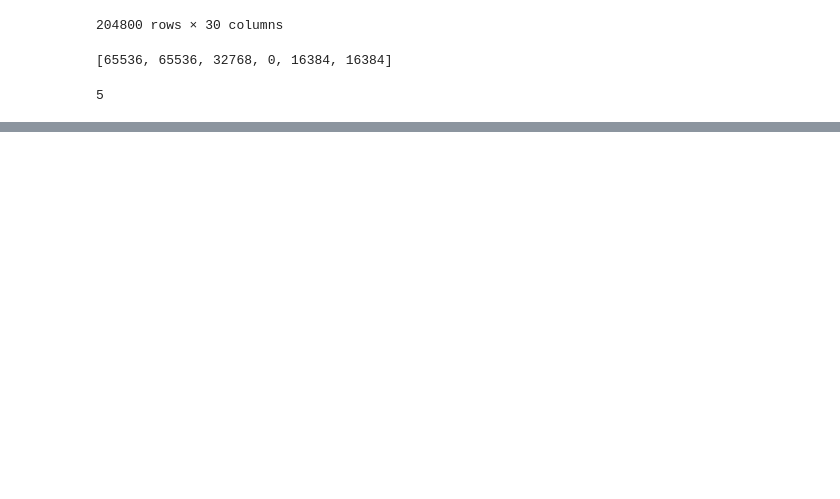
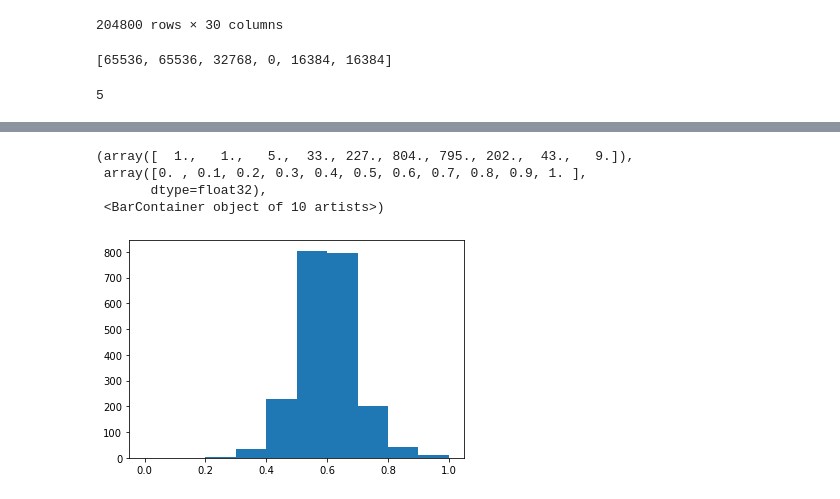
Before and after one commit to nilotpal09/phoenix-scd, a Jupyter notebook: scripts/phoenix_eventdata.ipynb, the cells around one changed output, grey strips where cells are left out. Cells and saved outputs as stored; diff of their text form; code cells hidden in the pictures; blank space fills up the shorter version.

```diff
--- a/scripts/phoenix_eventdata.ipynb
+++ b/scripts/phoenix_eventdata.ipynb
@@ -10,9 +10,9 @@ from tqdm import tqdm
 import matplotlib.pyplot as plt
 # %%
 # single jet
-ntuple_path  = '/Users/ets/Dropbox/WIS/PFlow/samples/Ntuples_singleJet_noID_SuperResCosh_noThetaPhiSmearing_oldQPsmearing_18102022/test_skim.root'
+#ntuple_path  = '/Users/ets/Dropbox/WIS/PFlow/samples/Ntuples_singleJet_noID_SuperResCosh_noThetaPhiSmearing_oldQPsmearing_18102022/test_skim.root'
 # ttbar
-#ntuple_path      = '/Users/ets/Dropbox/WIS/PFlow/samples/Ntuples_ttbar_noID_SuperResCosh_21062022/val.root'
+ntuple_path      = '/Users/ets/Dropbox/WIS/PFlow/samples/Ntuples_ttbar_noID_SuperResCosh_21062022/val.root'
 # %%
 f = uproot.open(ntuple_path)
 # [x for x in f['Low_Tree'].keys() if 'jet' in x]
@@ -487,3 +590,17 @@ scd2phdata(ntuple_path, output_path, 15)
 with open(output_path, 'r') as fj:
     data = json.load(fj)
 #     print(json.dumps(data, indent=2, sort_keys=True))
+# %%
+tree = uproot.open(ntuple_path)['Low_Tree']
+nevents = 5
+cell_e = tree["cell_e"].array(library='np', entry_stop=nevents)[0]
+# %%
+cell_e_transformed = (np.log(cell_e) - np.min(np.log(cell_e)))/np.ptp(np.log(cell_e))
+# %%
+plt.hist(cell_e_transformed)
+# %% [output]
+(array([  1.,   1.,   5.,  33., 227., 804., 795., 202.,  43.,   9.]),
+ array([0. , 0.1, 0.2, 0.3, 0.4, 0.5, 0.6, 0.7, 0.8, 0.9, 1. ],
+       dtype=float32),
+ <BarContainer object of 10 artists>)
+[figure, added]
```
Also changed, not shown: parts of 3 cells of this notebook, 4 other files.
